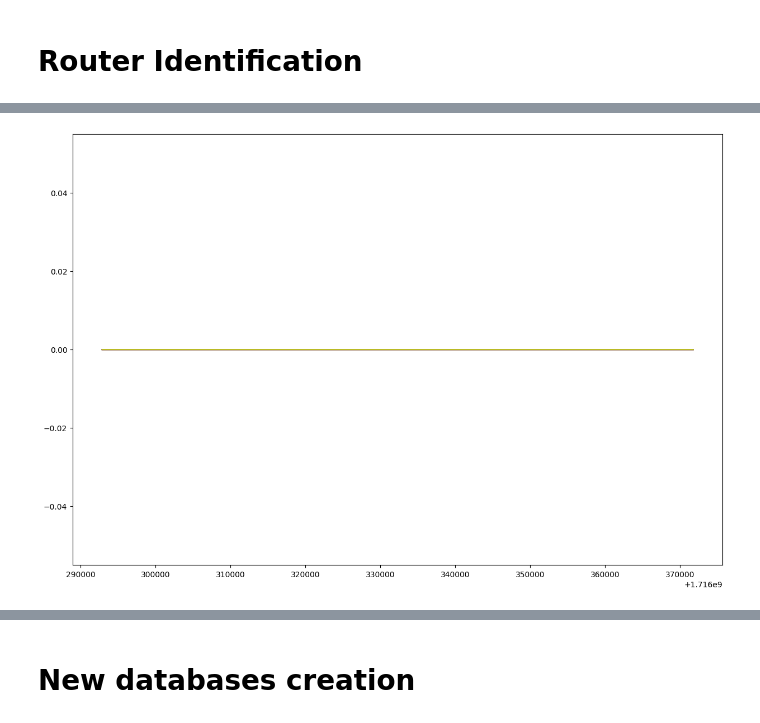
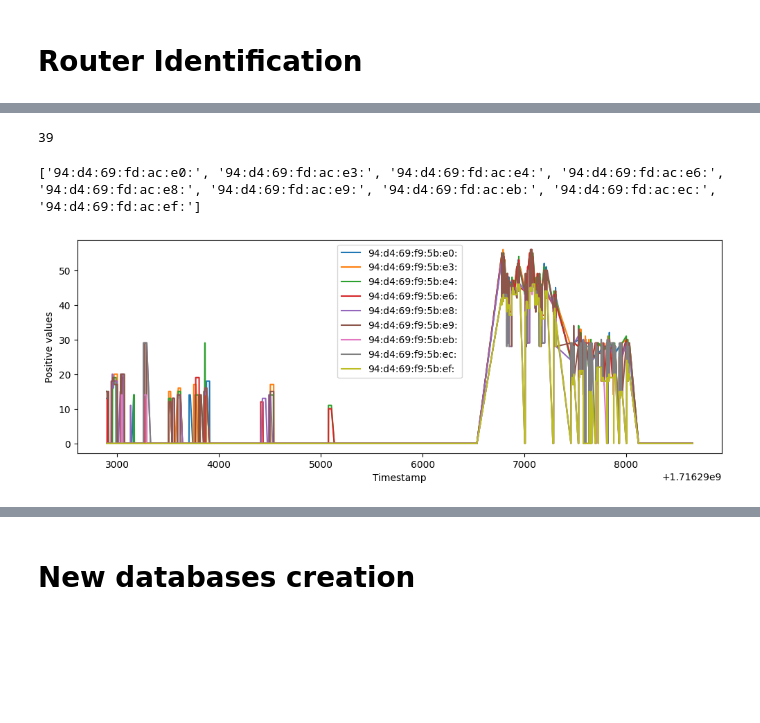
Before and after one commit to RicardoCLake/Lock-in_2024.1, a Jupyter notebook: Codes/router_outage.ipynb, the cells around one changed output, grey strips where cells are left out. Saved outputs shown, nothing was run; the diff lists cells and outputs as text; code cells hidden in the pictures; blank space fills up the shorter version.

```diff
--- a/router_outage.ipynb
+++ b/Codes/router_outage.ipynb
@@ -8,12 +8,12 @@ import numpy as np
 # %% [markdown]
 # Import train data
 # %%
-data = pd.read_csv("Data_lock_in/data.csv", index_col=0)
+data = pd.read_csv("../Mesures/data03.csv", index_col=0)
 min_value = data.iloc[:, 5:].min().min()
 data = data.fillna(min_value - 1)
 data.iloc[:, 5:] = data.iloc[:, 5:] + (min_value - 1)*(-1)
 # %%
-name_mac_relation = pd.read_csv("Data_lock_in/mac_name_relation.csv", index_col=0)
+name_mac_relation = pd.read_csv("../Mesures/mac_name_relation.csv", index_col=0)
 good_aps = name_mac_relation[name_mac_relation['ap_name'].isin( ["Guest-CentraleSupelec", "eduroam", 'stop&go', 'CD91', 'fabrique2024'])]["ap_mac"].to_list()
 columns_to_maintain  = good_aps + data.columns[:5].to_list()
 data = data[data.columns.intersection(columns_to_maintain)]
@@ -40,8 +40,8 @@ train = data[["class"] + AP_columns]
 # %% [markdown]
 # Import test data
 # %%
-vitor_data = pd.read_csv("Data_lock_in/data_test_vitor.csv", index_col=0)
-iphone_data = pd.read_csv("Data_lock_in/data_test_iphone.csv", index_col=0)
+vitor_data = pd.read_csv("../Mesures/data_test_vitor.csv", index_col=0)
+iphone_data = pd.read_csv("../Mesures/data_test_iphone.csv", index_col=0)
 # %%
 iphone_data = iphone_data.fillna(min_value - 1)
 iphone_data.iloc[:, 5:] = iphone_data.iloc[:, 5:] + (min_value - 1)*(-1)
@@ -138,6 +118,20 @@ routers
-# %%
-plt.figure(figsize=(15,10))
-for router in routers_to_test:
-    plt.plot(list(vitor_data['timestamp']), list(vitor_data[router]))
-# %% [output]
-[figure, removed]
+# %%
+len(routers)
+# %% [output]
+39
+# %%
+print (routers_to_test)
+# %% [output]
+['94:d4:69:fd:ac:e0:', '94:d4:69:fd:ac:e3:', '94:d4:69:fd:ac:e4:', '94:d4:69:fd:ac:e6:', '94:d4:69:fd:ac:e8:', '94:d4:69:fd:ac:e9:', '94:d4:69:fd:ac:eb:', '94:d4:69:fd:ac:ec:', '94:d4:69:fd:ac:ef:']
+# %%
+selected_data = vitor_data[vitor_data["timestamp"] <= 1.71631e9]
+plt.figure(figsize=(12,4))
+for router in group_of_APs_based_on_routers[4]:
+    plt.plot(list(selected_data['timestamp']), list(selected_data[router]))
+
+plt.xlabel("Timestamp")
+plt.ylabel("Positive values")
+plt.legend(group_of_APs_based_on_routers[4])
+plt.show()
+# %% [output]
+[figure, added]
```
Also changed, not shown: parts of 4 cells of this notebook, 4 other files.
